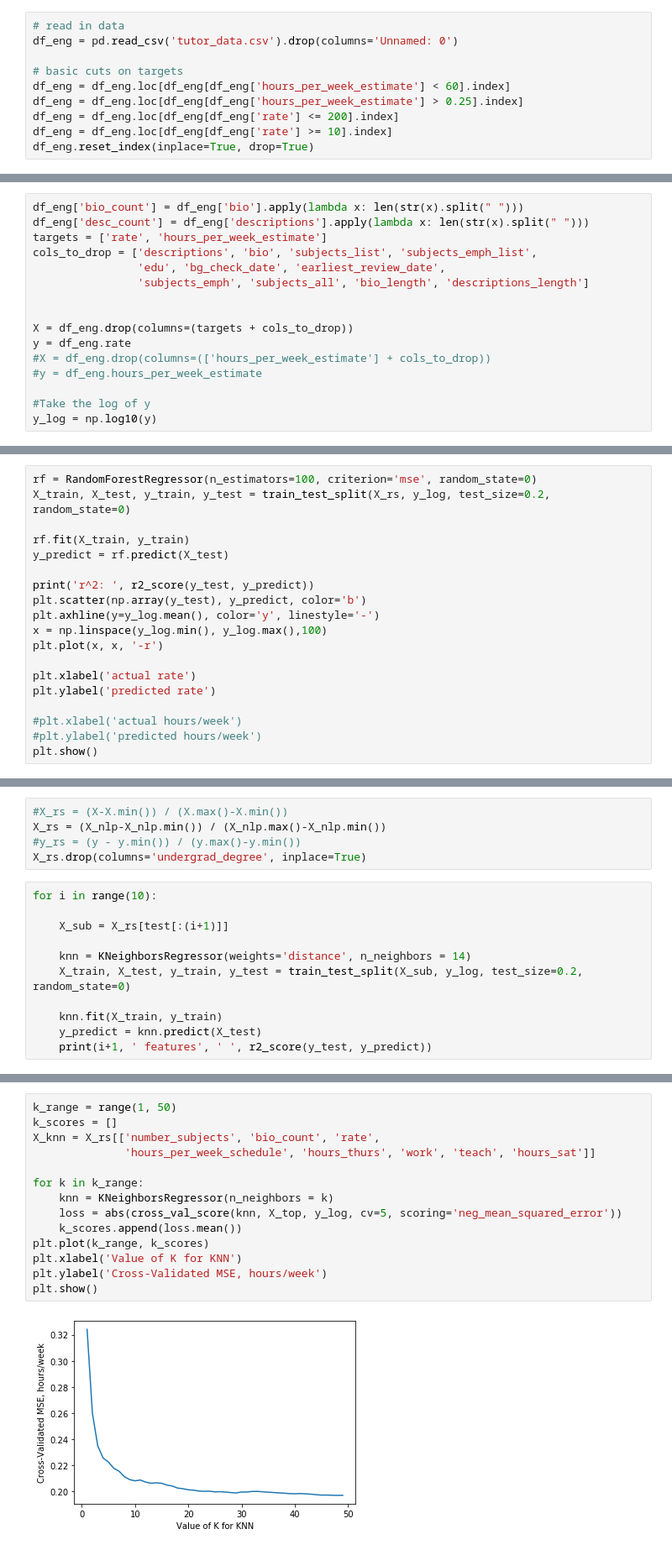
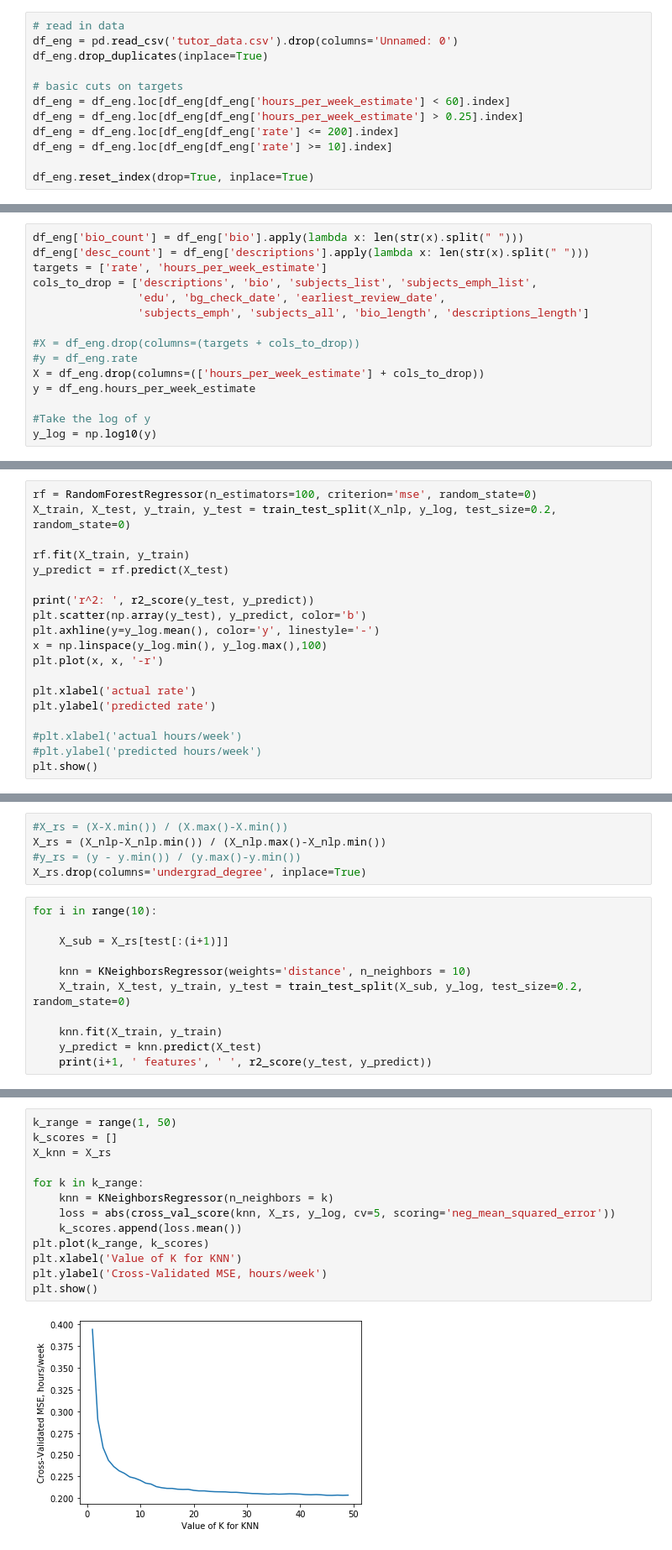
Before and after one commit to vijayoct27/tutor_prediction, a Jupyter notebook: tutor_eda.ipynb, the cells around one changed output, grey strips where cells are left out. Shown at 84% size. Drawn from its saved outputs; the diff is of its cells as text.

```diff
--- a/tutor_eda.ipynb
+++ b/tutor_eda.ipynb
@@ -17,13 +17,15 @@ from scipy import stats
 # %%
 # read in data
 df_eng = pd.read_csv('tutor_data.csv').drop(columns='Unnamed: 0')
+df_eng.drop_duplicates(inplace=True)
 
 # basic cuts on targets
 df_eng = df_eng.loc[df_eng[df_eng['hours_per_week_estimate'] < 60].index]
 df_eng = df_eng.loc[df_eng[df_eng['hours_per_week_estimate'] > 0.25].index]
 df_eng = df_eng.loc[df_eng[df_eng['rate'] <= 200].index]
 df_eng = df_eng.loc[df_eng[df_eng['rate'] >= 10].index]
-df_eng.reset_index(inplace=True, drop=True)
+
+df_eng.reset_index(drop=True, inplace=True)
 # %%
 plt.hist(df_eng.rate, bins=20, range=(10,200), density=True)
 plt.xlabel('Rate')
@@ -172,11 +174,10 @@ cols_to_drop = ['descriptions', 'bio', 'subjects_list', 'subjects_emph_list',
                 'edu', 'bg_check_date', 'earliest_review_date',
                 'subjects_emph', 'subjects_all', 'bio_length', 'descriptions_length']
 
-
-X = df_eng.drop(columns=(targets + cols_to_drop))
-y = df_eng.rate
-#X = df_eng.drop(columns=(['hours_per_week_estimate'] + cols_to_drop))
-#y = df_eng.hours_per_week_estimate
+#X = df_eng.drop(columns=(targets + cols_to_drop))
+#y = df_eng.rate
+X = df_eng.drop(columns=(['hours_per_week_estimate'] + cols_to_drop))
+y = df_eng.hours_per_week_estimate
 
 #Take the log of y
 y_log = np.log10(y)
@@ -185,7 +186,7 @@ df_nlp = pd.read_csv('tutor_nlp.csv')
 X_nlp = pd.concat([X, df_nlp], axis=1)
 # %%
 rf = RandomForestRegressor(n_estimators=100, criterion='mse', random_state=0)
-X_train, X_test, y_train, y_test = train_test_split(X_rs, y_log, test_size=0.2, random_state=0)
+X_train, X_test, y_train, y_test = train_test_split(X_nlp, y_log, test_size=0.2, random_state=0)
 
 rf.fit(X_train, y_train)
 y_predict = rf.predict(X_test)
@@ -257,7 +259,7 @@ for i in range(10):
 
     X_sub = X_rs[test[:(i+1)]]
 
-    knn = KNeighborsRegressor(weights='distance', n_neighbors = 14)
+    knn = KNeighborsRegressor(weights='distance', n_neighbors = 10)
     X_train, X_test, y_train, y_test = train_test_split(X_sub, y_log, test_size=0.2, random_state=0)
 
     knn.fit(X_train, y_train)
@@ -277,18 +279,17 @@ for i in range(10):
 # %%
 k_range = range(1, 50)
 k_scores = []
-X_knn = X_rs[['number_subjects', 'bio_count', 'rate',
-              'hours_per_week_schedule', 'hours_thurs', 'work', 'teach', 'hours_sat']]
+X_knn = X_rs
 
 for k in k_range:
     knn = KNeighborsRegressor(n_neighbors = k)
-    loss = abs(cross_val_score(knn, X_top, y_log, cv=5, scoring='neg_mean_squared_error'))
+    loss = abs(cross_val_score(knn, X_rs, y_log, cv=5, scoring='neg_mean_squared_error'))
     k_scores.append(loss.mean())
 plt.plot(k_range, k_scores)
 plt.xlabel('Value of K for KNN')
 plt.ylabel('Cross-Validated MSE, hours/week')
 plt.show()
 # %% [output]
-[figure, old version]
+[figure, new version]
 # %%
 knn = KNeighborsRegressor(weights='distance', n_neighbors = 20)
```
Also changed, not shown: parts of 7 cells of this notebook, 2 other files.
